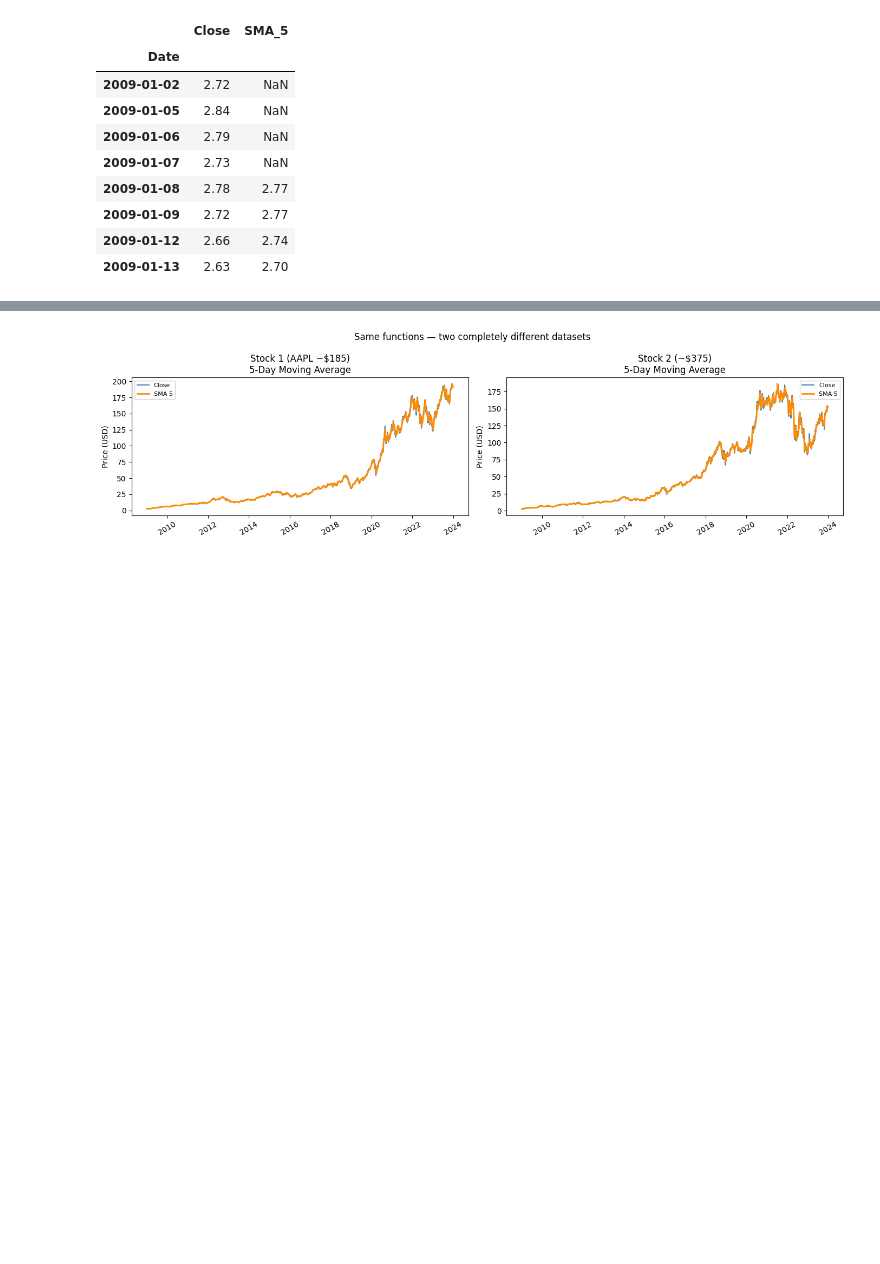
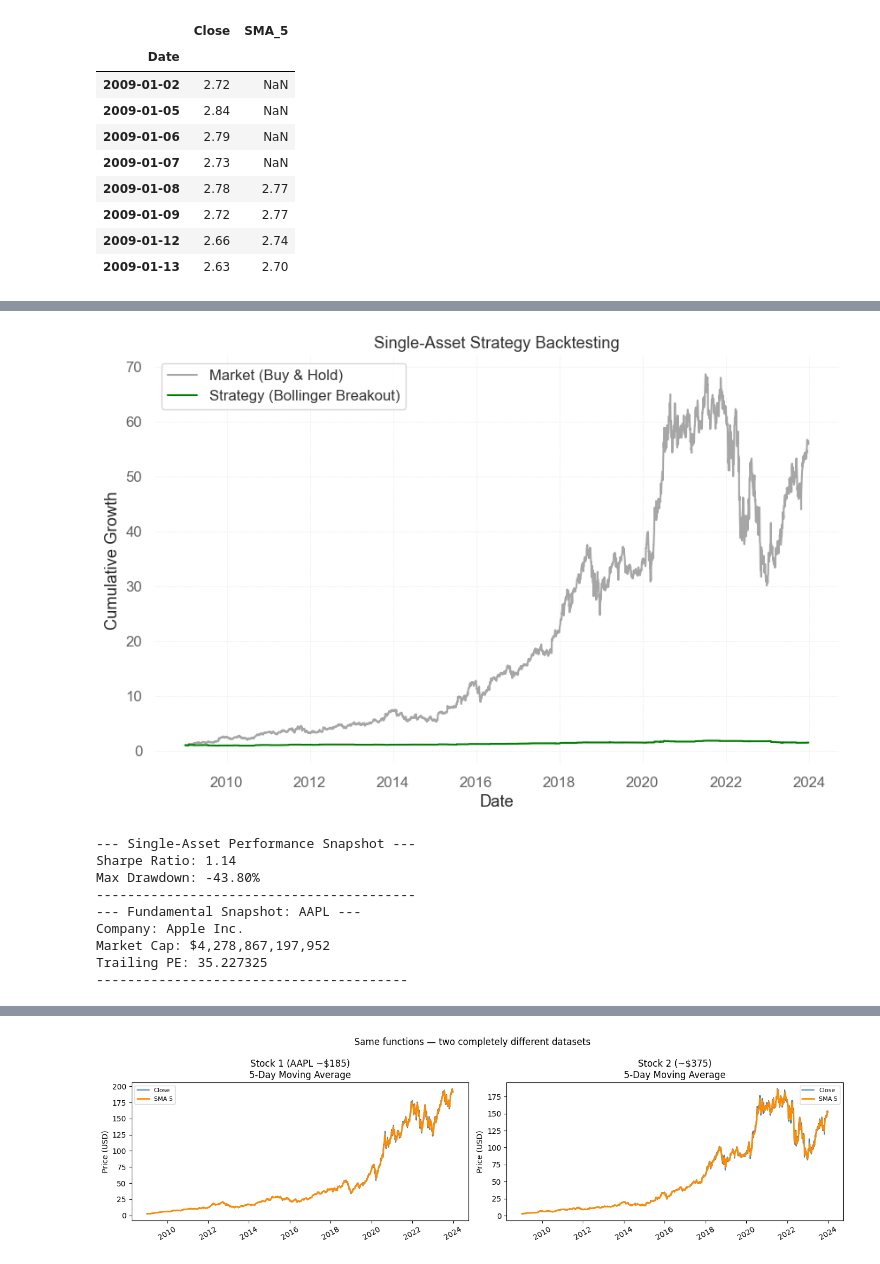
Before and after one commit to Bethelhemtekabe/Stock-Market-Prediction, a Jupyter notebook: Notebook/second.ipynb, the cells around one changed output, grey strips where cells are left out. Cells and saved outputs as stored; diff of their text form; code cells hidden in the pictures; blank space fills up the shorter version.

```diff
--- a/Notebook/second.ipynb
+++ b/Notebook/second.ipynb
@@ -81,0 +134,6 @@ df[['Close', 'SMA_5']].head(8).round(2)
+# %%
+# Step 1: Load the data — one line instead of six
+df2 = load_data('../Data/AMZN.csv')
+df3 = load_data('../Data/GOOG.csv')
+df4 = load_data('../Data/META.csv')
+df5 = load_data('../Data/NVDA.csv')
@@ -81,0 +289,38 @@ df[['Close', 'SMA_5']].head(8).round(2)
+# %%
+import pandas as pd
+import talib
+#import analysis as ana  # Import your local analysis.py file
+
+# 1. Load your single local dataset manually
+# (Replace 'my_apple_data.csv' with your current file name)
+#df = pd.read_csv('my_apple_data.csv', parse_dates=['Date'], index_col='Date')
+
+# Make sure you have your technical indicators calculated (like upper_band)
+#df['upper_band'] = ... (your BB code here)
+df2['upper_band'], df2['middle_band'], df2['lower_band'] = talib.BBANDS(
+    df2['Close'].values,
+    timeperiod=20,
+    nbdevup=2,
+    nbdevdn=2,
+    matype=0
+)
+
+# 2. Run the single-asset backtest
+df2_results = backtest_bollinger_breakout(df2, plot=True)
+
+# 3. Check its QuantStats metrics
+generate_performance_report(df['Close'])
+
+# 4. (Optional) Check its fundamental financial profile
+print_fundamental_snapshot("AAPL")
+# %% [output]
+[figure, added]
+--- Single-Asset Performance Snapshot ---
+Sharpe Ratio: 1.14
+Max Drawdown: -43.80%
+-----------------------------------------
+--- Fundamental Snapshot: AAPL ---
+Company: Apple Inc.
+Market Cap: $4,278,867,197,952
+Trailing PE: 35.227325
+----------------------------------------
```
Also changed, not shown: parts of 17 cells of this notebook.
